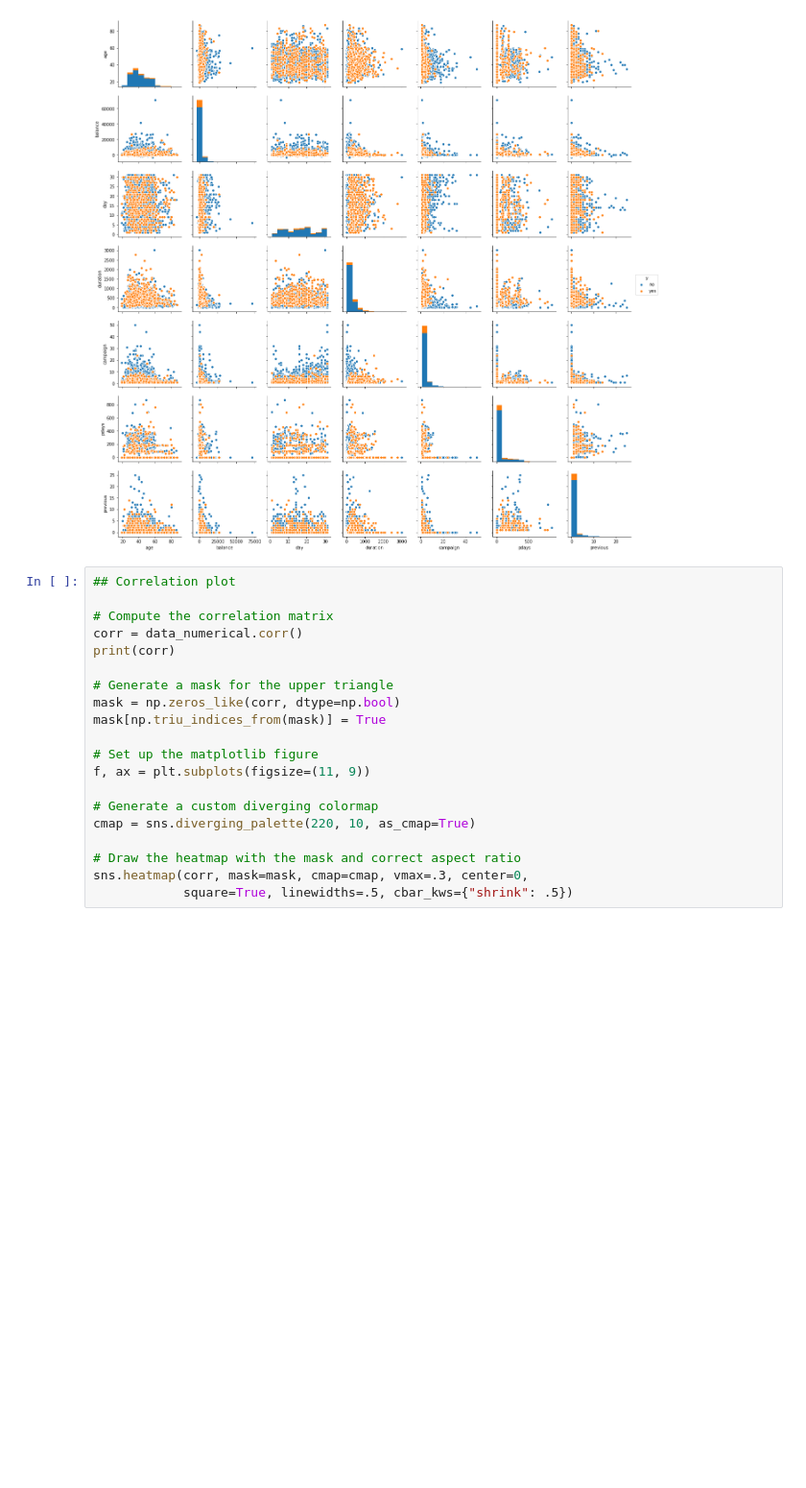
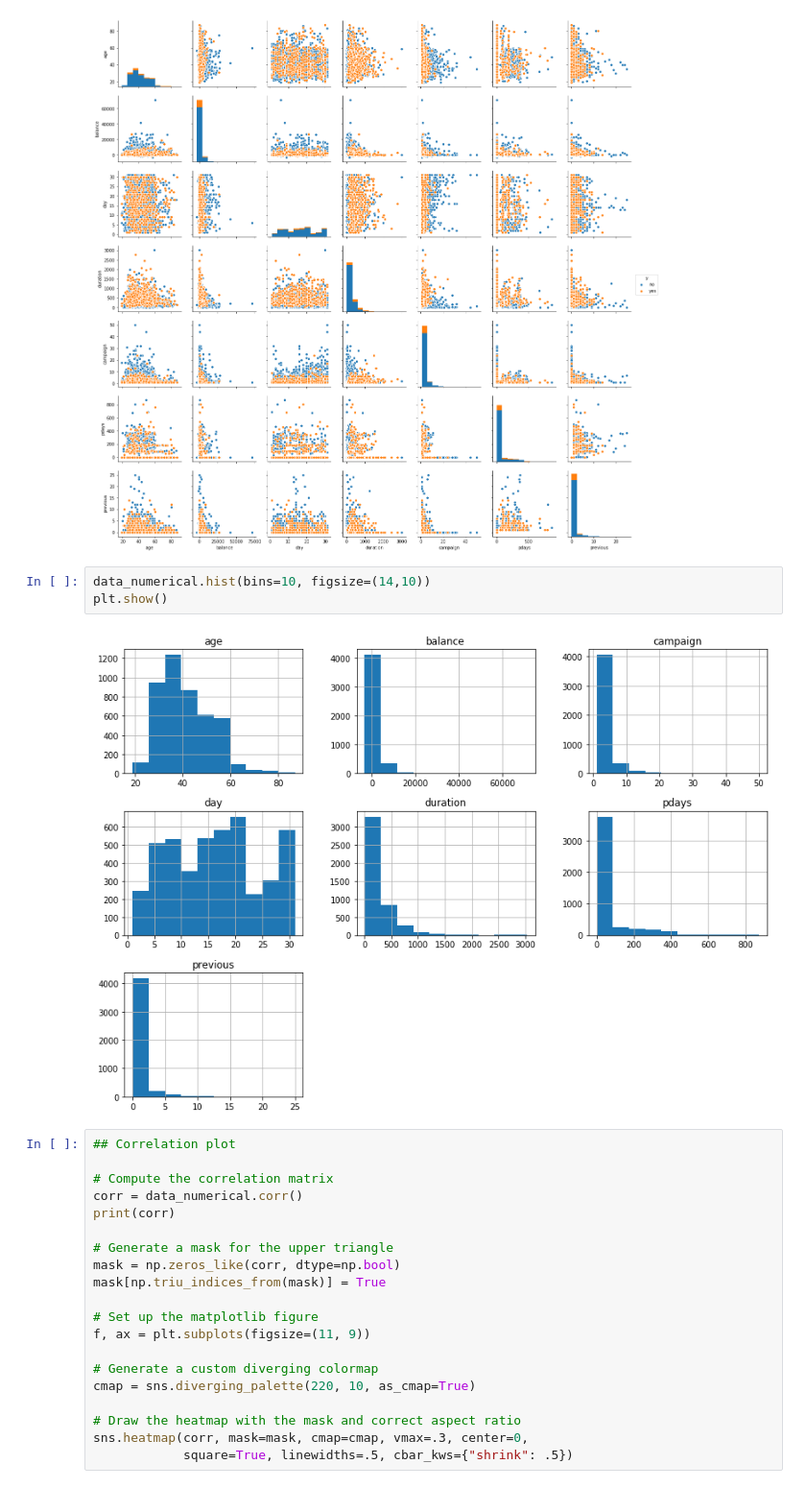
Before and after one commit to soo-shan/bankdataset, a Jupyter notebook: Bank.ipynb, the cells around one changed output. Shown at 96% size. Cells and saved outputs as stored; diff of their text form; blank space fills up the shorter version.

```diff
--- a/Bank.ipynb
+++ b/Bank.ipynb
@@ -318,6 +323,11 @@ sns.pairplot(data,hue ='y')
 # %% [output]
 <seaborn.axisgrid.PairGrid at 0x...>
 [figure]
+# %%
+data_numerical.hist(bins=10, figsize=(14,10))
+plt.show()
+# %% [output]
+[figure, added]
 # %%
 ## Correlation plot
 
```
Also changed, not shown: parts of 15 cells of this notebook, 1 other file.
